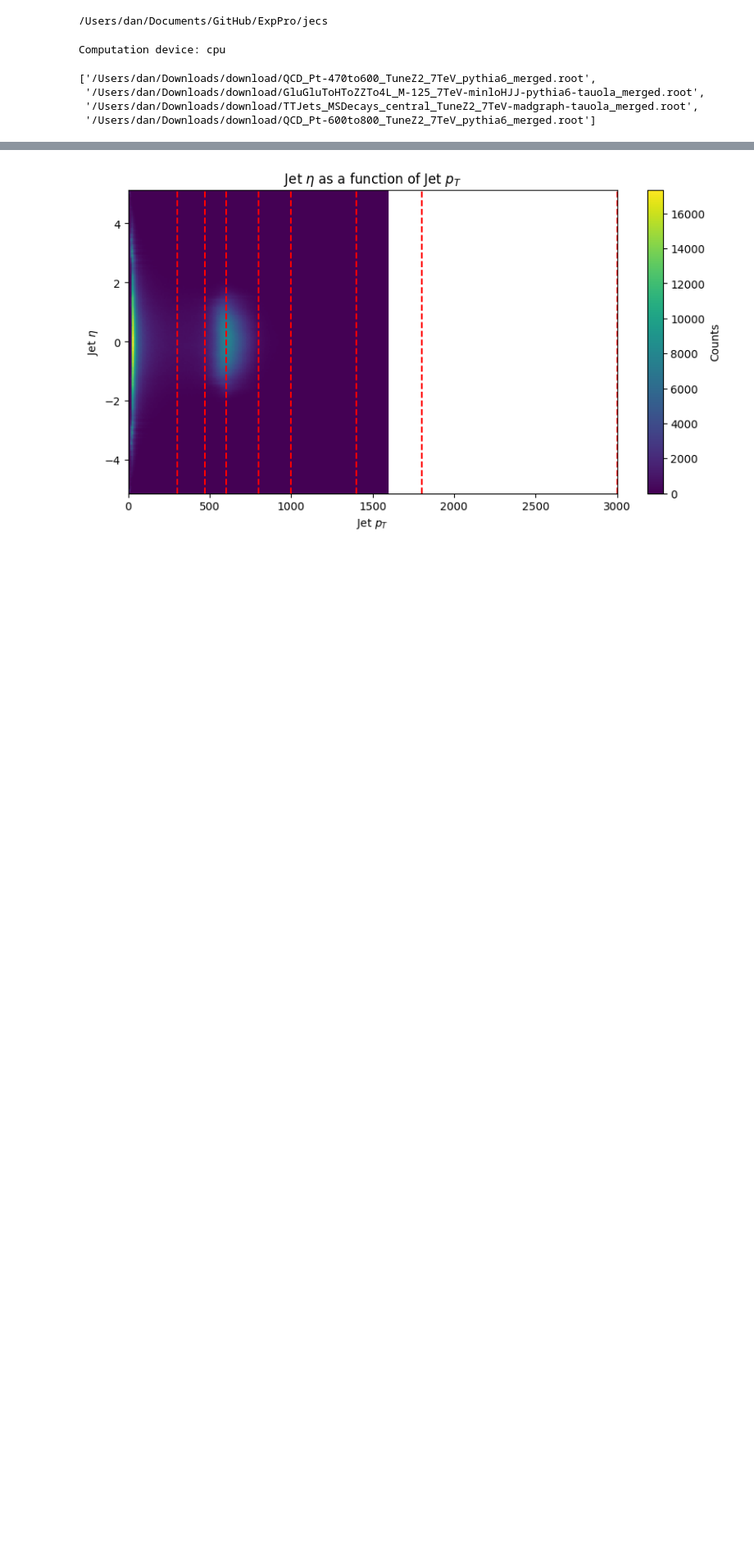
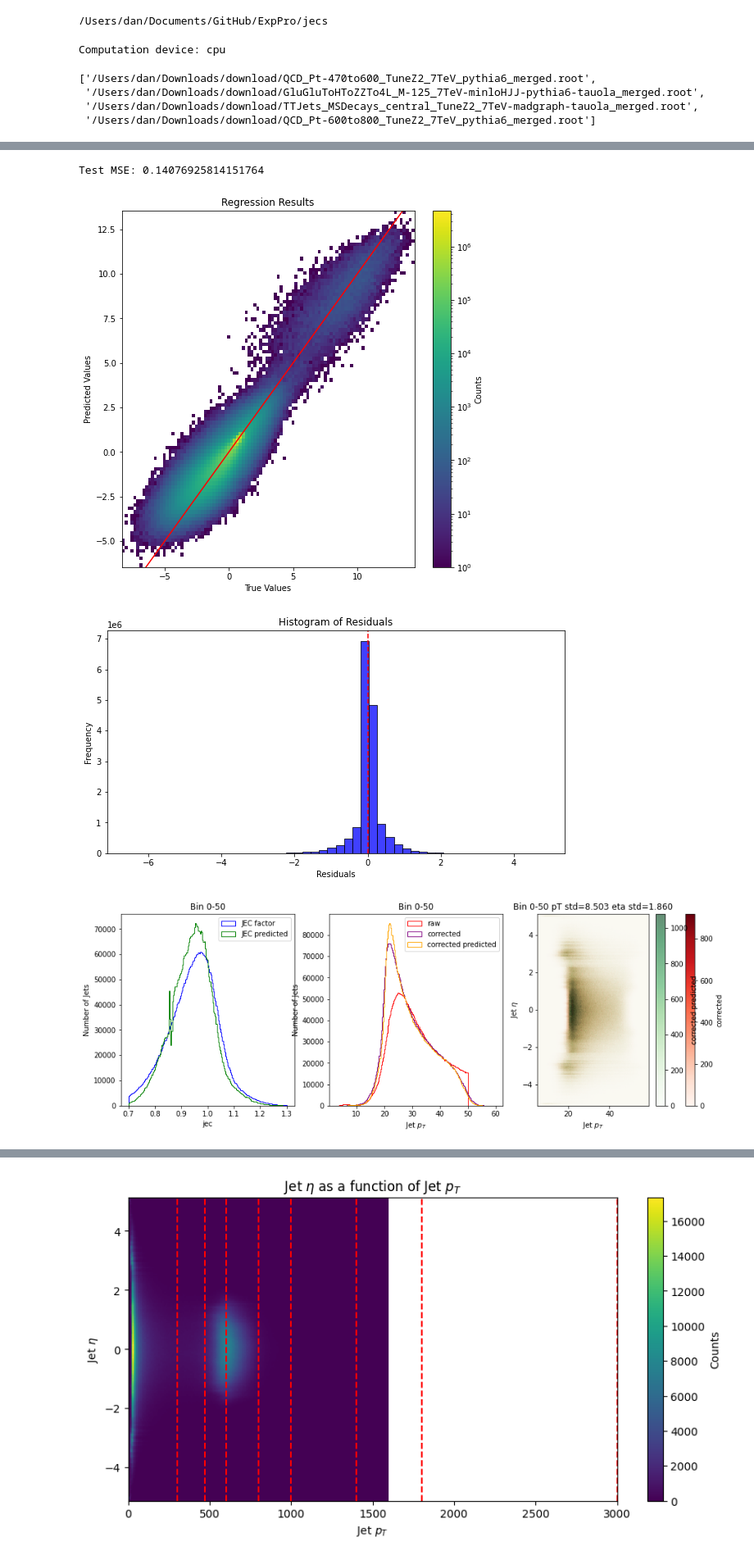
Before and after one commit to DanGodi/ExpPro, a Jupyter notebook: Notebooks/jecs_different_data.ipynb, the cells around one changed output, grey strips where cells are left out. Shown at 82% size. Drawn from its saved outputs; the diff is of its cells as text; code cells hidden in the pictures; blank space fills up the shorter version.

```diff
--- a/Notebooks/jecs_different_data.ipynb
+++ b/Notebooks/jecs_different_data.ipynb
@@ -135,0 +144,31 @@ Test MSE: 0.1502615064382553
+# %%
+fp = ['/Users/dan/Downloads/download/GluGluToHToZZTo4L_M-125_7TeV-minloHJJ-pythia6-tauola_merged.root','/Users/dan/Downloads/download/QCD_Pt-600to800_TuneZ2_7TeV_pythia6_merged.root']
+# Initialize empty NumPy arrays
+pts_test_second = np.empty((0,), dtype=np.float32)
+etas_test_second = np.empty((0,), dtype=np.float32)
+area_test_second = np.empty((0,), dtype=np.float32)
+npvs_test_second = np.empty((0,), dtype=np.int32)
+jecs_test_second = np.empty((0,), dtype=np.float32)
+
+# Load data efficiently
+for current_pts_test_second, current_etas_test_second, current_area_test_second, current_npvs_test_second, current_jecs_test_second in load_root_files(fp):
+    pts_test_second = np.concatenate((pts_test_second, np.array(current_pts_test_second, dtype=np.float32)))
+    etas_test_second = np.concatenate((etas_test_second, np.array(current_etas_test_second, dtype=np.float32)))
+    area_test_second = np.concatenate((area_test_second, np.array(current_area_test_second, dtype=np.float32)))
+    npvs_test_second = np.concatenate((npvs_test_second, np.array(current_npvs_test_second, dtype=np.int32)))
+    jecs_test_second = np.concatenate((jecs_test_second, np.array(current_jecs_test_second, dtype=np.float32)))
+# %%
+x_second=np.transpose(np.array([pts_test_second,etas_test_second,area_test_second,npvs_test_second]))
+y_second=np.array(jecs_test_second)
+# %%
+importlib.reload(dataset)
+
+import eval_multiple_src as eval
+
+importlib.reload(eval)
+eval.run(x_second,y_second)
+# %% [output]
+Test MSE: 0.14076925814151764
+[figure, added]
+[figure, added]
+[figure, added]
```
Also changed, not shown: parts of 9 cells of this notebook, 2 other files.
